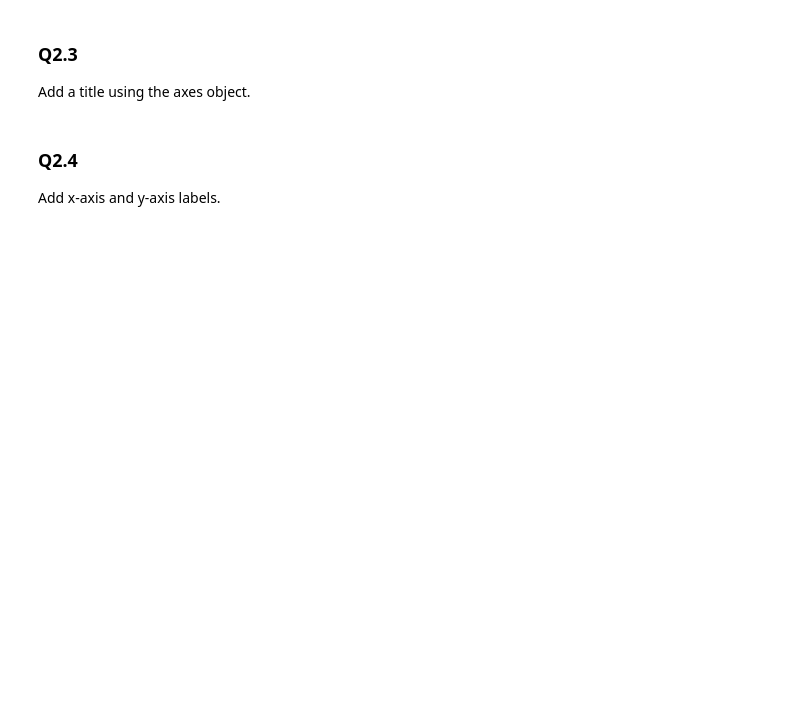
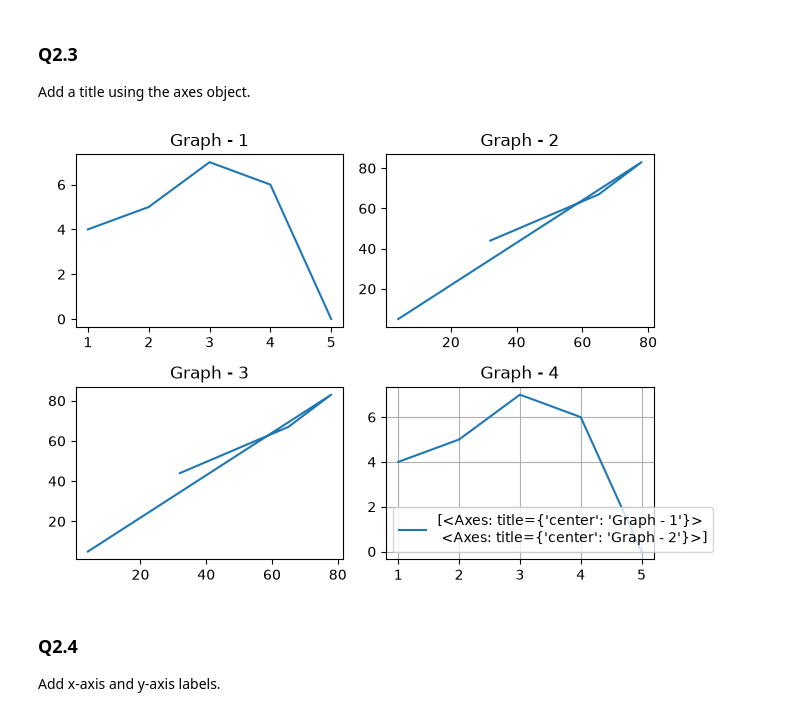
Before and after one commit to hacker-x184/python-Library, a Jupyter notebook: matplotlib/Matplotlib_Practice.ipynb, the cells around one changed output. Drawn from its saved outputs; the diff is of its cells as text; code cells hidden in the pictures; blank space fills up the shorter version.

```diff
--- a/matplotlib/Matplotlib_Practice.ipynb
+++ b/matplotlib/Matplotlib_Practice.ipynb
@@ -112,3 +119,19 @@ Add a title using the axes object.
+# %%
+fig,ax = plt.subplots(2,2)
+ax[0,0].plot(x,y)
+ax[0,1].plot(x2,y2)
+ax[1,0].plot(x2,y2)
+ax[1,1].plot(x,y)
+ax[0,0].set_title("Graph - 1")
+ax[0,1].set_title("Graph - 2")
+ax[1,0].set_title("Graph - 3")
+ax[1,1].set_title("Graph - 4")
+plt.tight_layout()
+plt.legend(ax)
+plt.grid()
+plt.show()
+# %% [output]
+[figure, added]
 # %% [markdown]
 ### Q2.4
 
```
Also changed, not shown: parts of 30 cells of this notebook.
